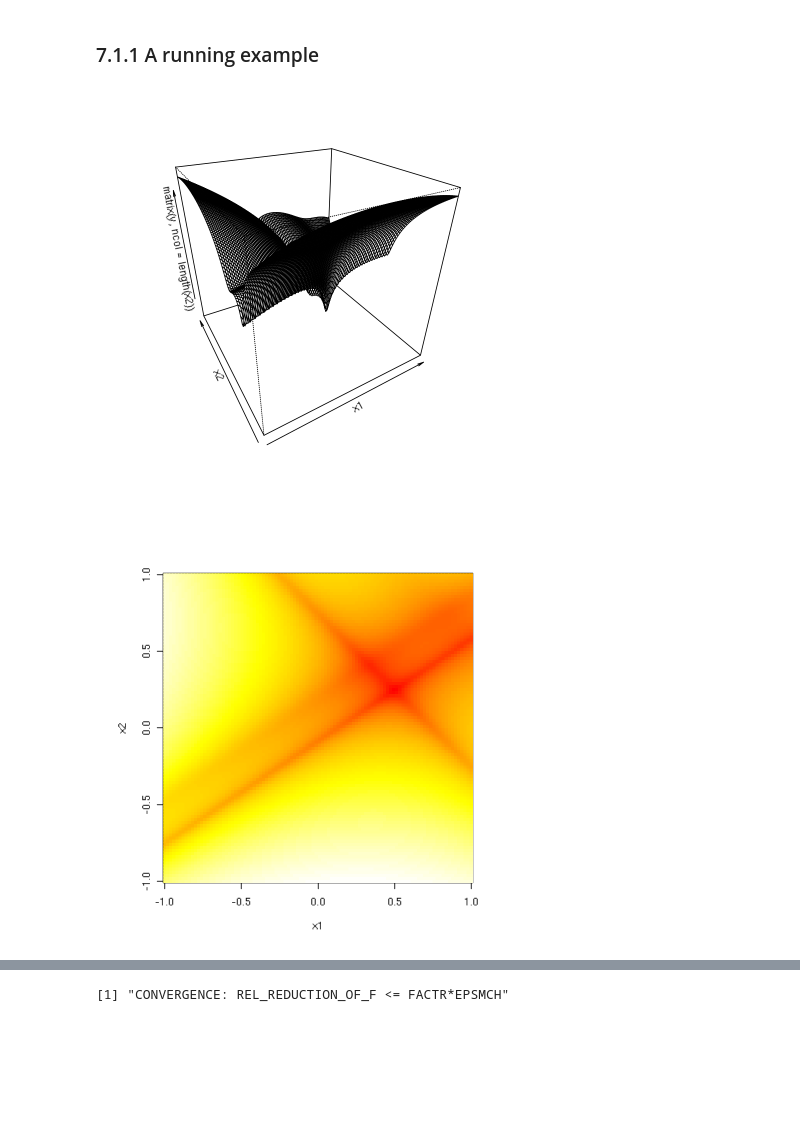
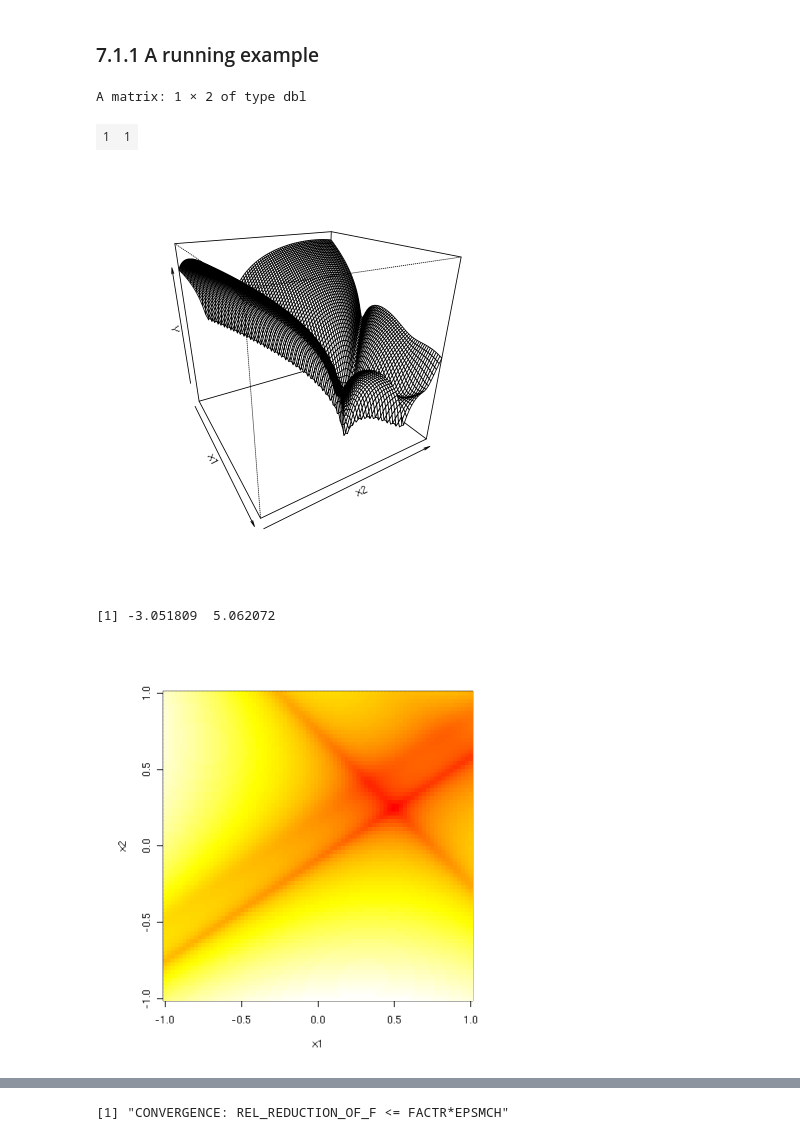
Before and after one commit to gglee4ai/notebook, a Jupyter notebook: study-surrogates/surrogates-ch07.ipynb, the cells around one changed output, grey strips where cells are left out. Drawn from its saved outputs; the diff is of its cells as text; code cells hidden in the pictures; blank space fills up the shorter version.

```diff
--- a/study-surrogates/surrogates-ch07.ipynb
+++ b/study-surrogates/surrogates-ch07.ipynb
@@ -4,5 +12,10 @@ install.packages(setdiff(required_packages, rownames(installed.packages())))
 # %% [markdown]
 ### 7.1.1 A running example
+# %%
+matrix((c(1, 1)), nrow=1)
+# %% [output]
+A matrix: 1 × 2 of type dbl
+| 1 | 1 |
 # %%
 f <- function(X)
  {
@@ -21,14 +34,16 @@ f <- function(X)
  }
 # %%
 par(pty="s")
-x1 <- x2 <- seq(-1, 1, length=100)
+x1 <- x2 <- seq(-1, 1, length=80)
 y <- f(expand.grid(x1, x2))
 Y <- matrix(y, ncol=length(x2))
-persp(x=x1, y=x2, z=matrix(y, ncol=length(x2)), theta=-30, phi=30)
+persp(x=x1, y=x2, z=Y, theta=60, phi=25)
 image(x1, x2, Y, col=heat.colors(128))
+range(y)
 # %% [output]
-[figure, old version]
+[figure, new version]
+[1] -3.051809  5.062072
-[figure, old version]
+[figure, new version]
 # %%
 library(lhs)
 ninit <- 12
```
Also changed, not shown: parts of 4 cells of this notebook, 1 other file.
